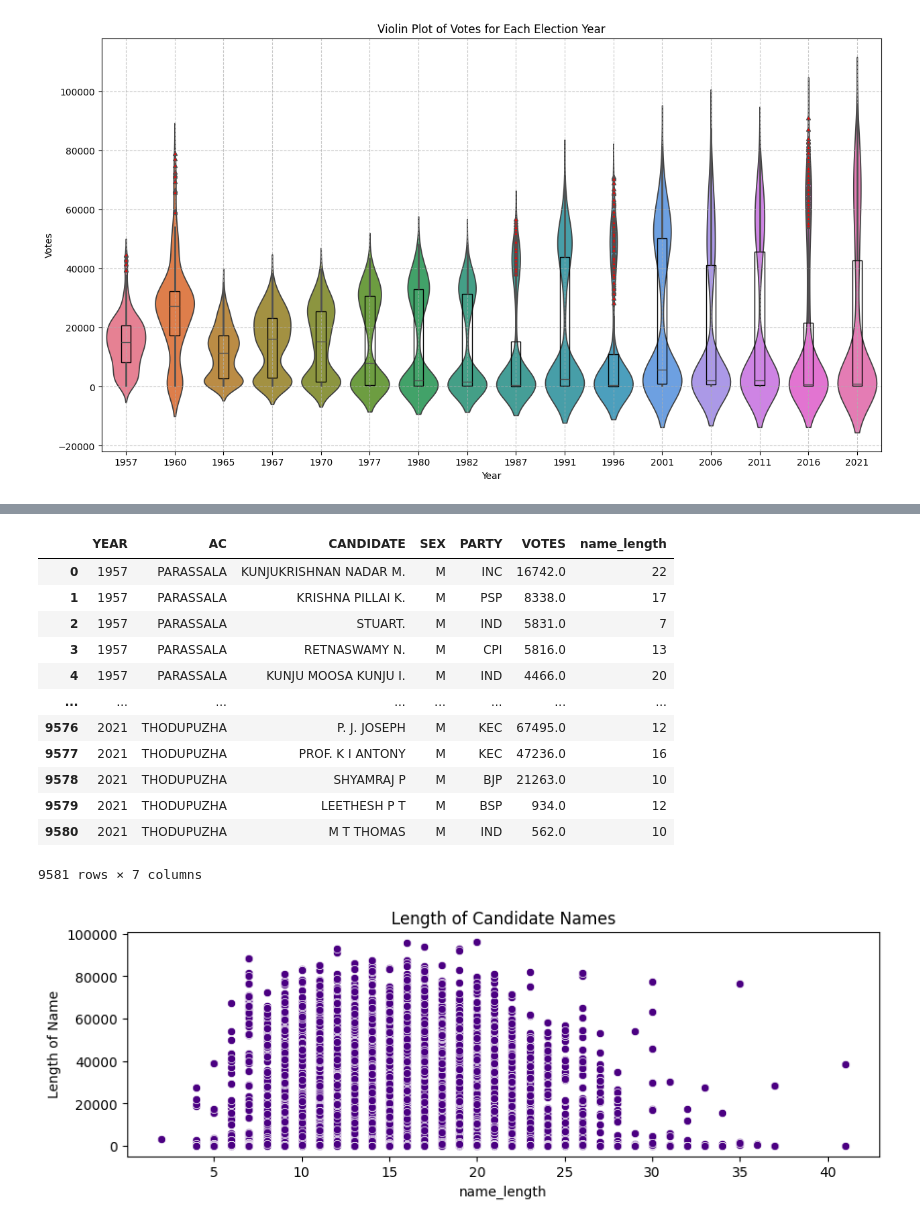
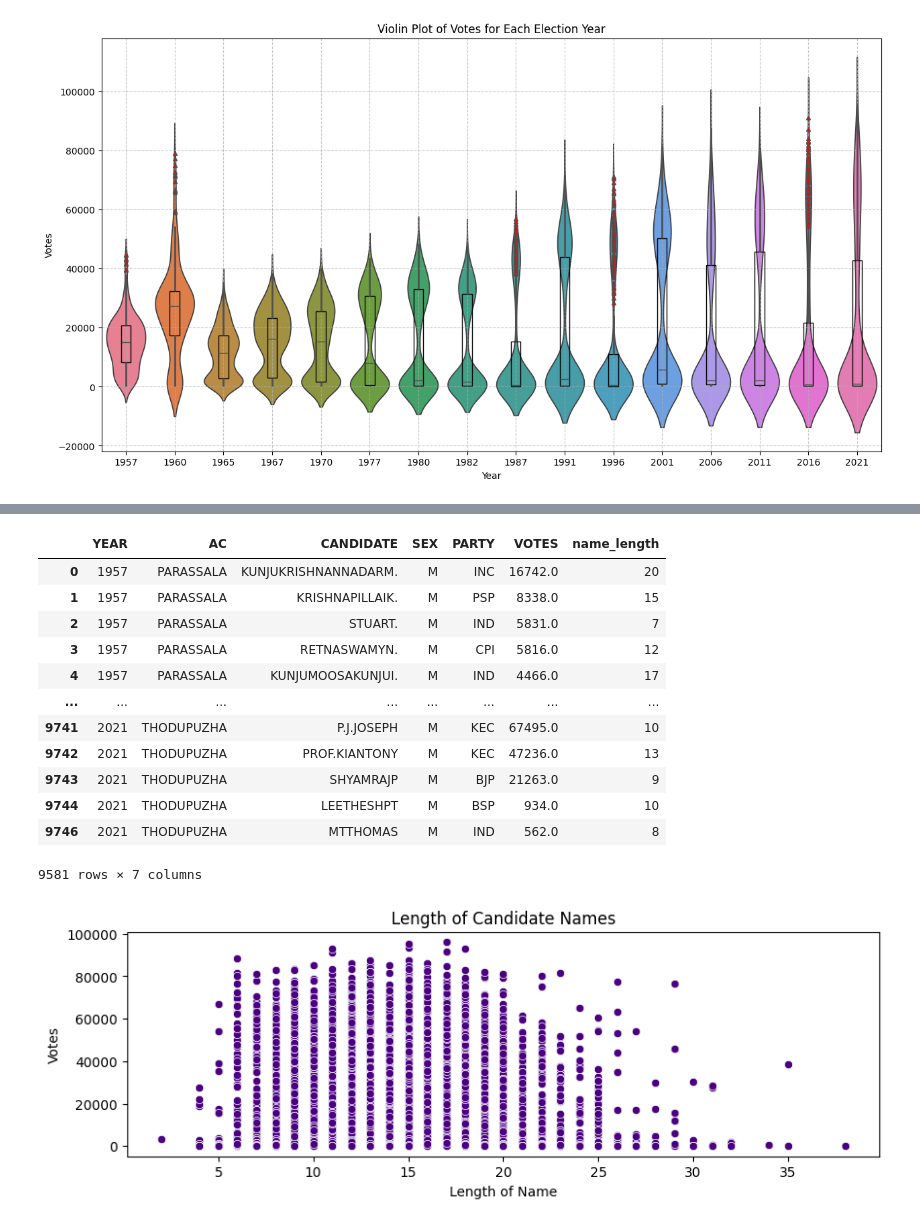
Before and after one commit to sonjaove/progg-and-DS-from-IITM, a Jupyter notebook: project work/project 1/peer_review_work.ipynb, the cells around one changed output, grey strips where cells are left out. Cells and saved outputs as stored; diff of their text form; code cells hidden in the pictures.

Commit message:
output images for peer review

```diff
--- a/project work/project 1/peer_review_work.ipynb
+++ b/project work/project 1/peer_review_work.ipynb
@@ -125,5 +125,7 @@ Passing `palette` without assigning `hue` is deprecated and will be removed in v
   sns.violinplot(x='YEAR', y='VOTES', data=df, palette=palette, inner=None)
 [figure]
 # %%
-df['CANDIDATE'] = df['CANDIDATE'].apply(lambda x: x.split(' '))
-df['CANDIDATE'] = df['CANDIDATE'].apply(lambda x: [i for i in x if i])
+df = df[df['CANDIDATE'] != 'NOTA']
+df['CANDIDATE'] = df['CANDIDATE'].apply(lambda x: str(x).split(' '))
+df['CANDIDATE'] = df['CANDIDATE'].apply(lambda x: ''.join(x))
+df['name_length'] = df['CANDIDATE'].apply(lambda x: len(x))
@@ -131,23 +149,24 @@ df['CANDIDATE'] = df['CANDIDATE'].apply(lambda x: [i for i in x if i])
 df
 # %% [output]
 |  | YEAR | AC | CANDIDATE | SEX | PARTY | VOTES | name_length |
-| 0 | 1957 | PARASSALA | KUNJUKRISHNAN NADAR M. | M | INC | 16742.0 | 22 |
-| 1 | 1957 | PARASSALA | KRISHNA PILLAI K. | M | PSP | 8338.0 | 17 |
+| 0 | 1957 | PARASSALA | KUNJUKRISHNANNADARM. | M | INC | 16742.0 | 20 |
+| 1 | 1957 | PARASSALA | KRISHNAPILLAIK. | M | PSP | 8338.0 | 15 |
 | 2 | 1957 | PARASSALA | STUART. | M | IND | 5831.0 | 7 |
-| 3 | 1957 | PARASSALA | RETNASWAMY N. | M | CPI | 5816.0 | 13 |
-| 4 | 1957 | PARASSALA | KUNJU MOOSA KUNJU I. | M | IND | 4466.0 | 20 |
+| 3 | 1957 | PARASSALA | RETNASWAMYN. | M | CPI | 5816.0 | 12 |
+| 4 | 1957 | PARASSALA | KUNJUMOOSAKUNJUI. | M | IND | 4466.0 | 17 |
 | ... | ... | ... | ... | ... | ... | ... | ... |
-| 9576 | 2021 | THODUPUZHA | P. J. JOSEPH | M | KEC | 67495.0 | 12 |
-| 9577 | 2021 | THODUPUZHA | PROF. K I ANTONY | M | KEC | 47236.0 | 16 |
-| 9578 | 2021 | THODUPUZHA | SHYAMRAJ P | M | BJP | 21263.0 | 10 |
-| 9579 | 2021 | THODUPUZHA | LEETHESH P T | M | BSP | 934.0 | 12 |
-| 9580 | 2021 | THODUPUZHA | M T THOMAS | M | IND | 562.0 | 10 |
+| 9741 | 2021 | THODUPUZHA | P.J.JOSEPH | M | KEC | 67495.0 | 10 |
+| 9742 | 2021 | THODUPUZHA | PROF.KIANTONY | M | KEC | 47236.0 | 13 |
+| 9743 | 2021 | THODUPUZHA | SHYAMRAJP | M | BJP | 21263.0 | 9 |
+| 9744 | 2021 | THODUPUZHA | LEETHESHPT | M | BSP | 934.0 | 10 |
+| 9746 | 2021 | THODUPUZHA | MTTHOMAS | M | IND | 562.0 | 8 |
 9581 rows × 7 columns
 # %%
 fig, ax = plt.subplots(figsize=(10,3))
 sns.scatterplot(x='name_length',y='VOTES', data=df, color='indigo')
 plt.title('Length of Candidate Names')
-plt.ylabel('Length of Name')
+plt.ylabel('Votes')
+plt.xlabel('Length of Name')
 plt.show()
 # %% [output]
-[figure, old version]
+[figure, new version]
```
Also changed, not shown: parts of 1 cell of this notebook, 1 other file.
